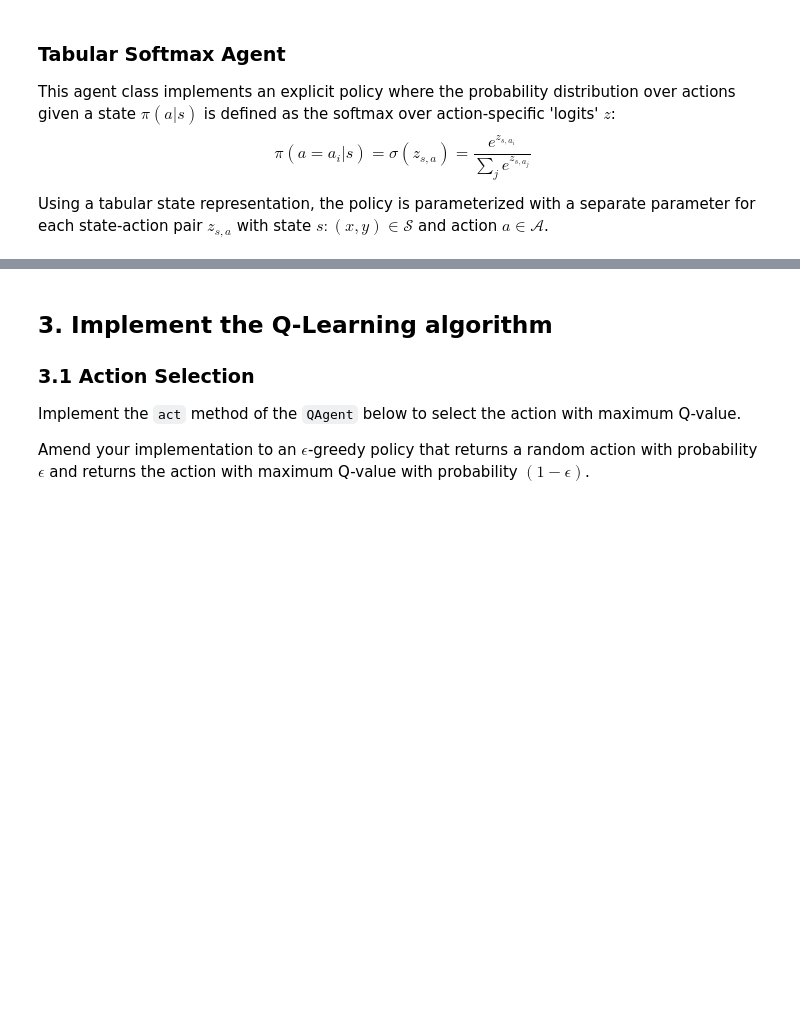
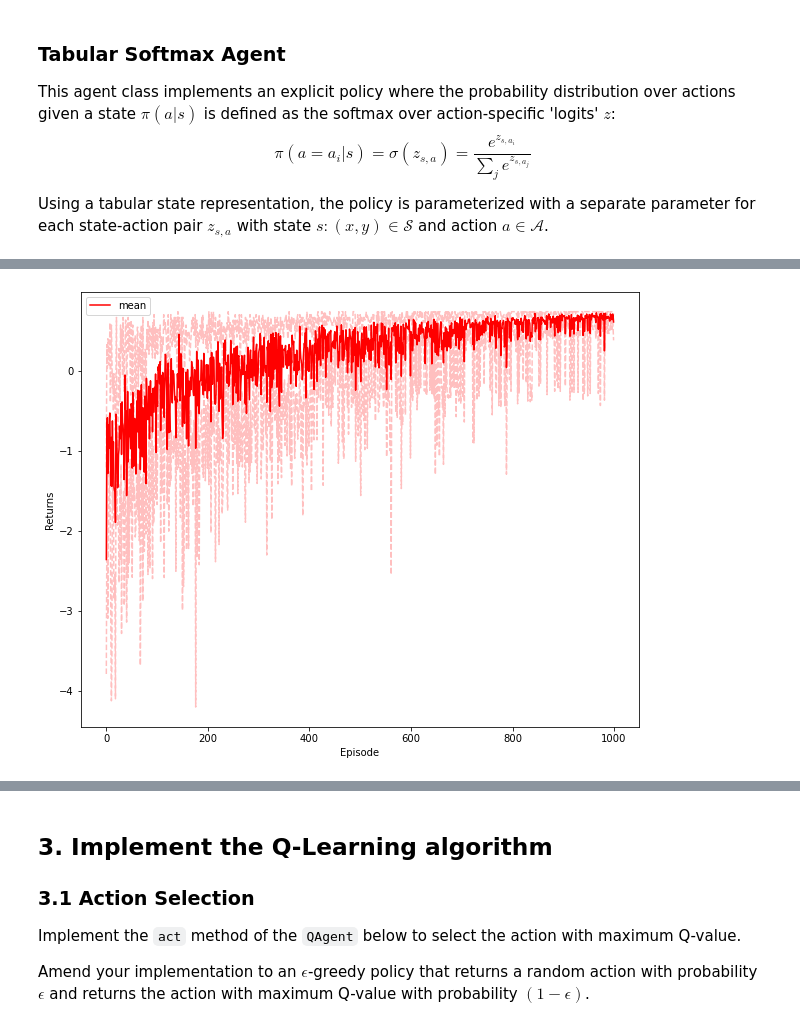
Before and after one commit to ArvinZJC/UofG_PGT_MLAIDS, a Jupyter notebook: Labs/Week5/MLAIDS - Reinforcement Learning.ipynb, the cells around one changed output, grey strips where cells are left out. Cells and saved outputs as stored; diff of their text form; code cells hidden in the pictures; blank space fills up the shorter version.

```diff
--- a/Labs/Week5/MLAIDS - Reinforcement Learning.ipynb
+++ b/Labs/Week5/MLAIDS - Reinforcement Learning.ipynb
@@ -106,52 +125,56 @@ Write a function that repeats training 5 times and then plots mean, min and max
 # %%
-# instantiate environment
-env = ExampleGrid()
-# instantiate policy
-logits = np.ones((env.rows, env.cols, len(env.action_space)))
-agent = SoftmaxAgent(z=logits)
-# define learning rate
-eta = 0.01
-gamma = 0.95
+def train_reinforce() -> list:
+    '''
+    Train a Tabular Softmax policy with REINFORCE.
 
-# train for 300 episodes and record episode returns
-returns = []
-for i in range(1000):
+    Returns
+    -------
+    returns : training returns
+    '''
 
-    states, actions, rewards = agent.rollout(env)
-    G = np.sum(rewards* gamma**np.arange(len(rewards))) # here, the decay gamma is omitted, implicitly assuming it to be 1.
-    returns.append(G)
-    # question for students: why do we subtract the mean of past returns for training?
-    G -= np.mean(returns)
-    z = agent.z
-    dz = np.zeros_like(z)
-    for t in range(len(states)-1):
+    env = ExampleGrid()  # Instantiate environment.
+    logits = np.ones((env.rows, env.cols, len(env.action_space)))  # Instantiate policy.
+    agent = SoftmaxAgent(z = logits)
+    eta = 0.01
+    gamma = 0.95
+    returns = []
 
-        x, y = states[t]
-        a = actions[t]
-        # estimate dz as (delta_a - 1)
-        dz[y,x] -= np.ones(4)
-        dz[y,x, a] += 1
+    for i in range(1000):
+        states, actions, rewards = agent.rollout(env)
+        G = np.sum(rewards * gamma**np.arange(len(rewards)))  # Here, the decay gamma is omitted, implicitly assuming it to be 1.
+        returns.append(G)
+        z = agent.z
+        dz = np.zeros_like(z)
 
-    # scale the gradient by the episode return
-    dz = dz * G
-    # apply gradient with learning rate eta
-    z = agent.z + eta * dz
-    # saturate logits to avoid distribution collapse
-    agent.z = np.maximum(-6, np.minimum(6, z))
+        for t in range(len(states) - 1):
+            x, y = states[t]
+            a = actions[t]
+            G = np.sum(rewards[t:] * gamma**np.arange(len(rewards[t:])))
+            dz[y,x] -= G
+            dz[y,x, a] += G
 
-#agent.render_pi(env)
-#plt.title(f'REINFORCE policy after rollout {i+1}')
-returns_reinforce = returns
+        z = agent.z + eta * dz  # Apply gradient with learning rate eta.
+        agent.z = np.maximum(-6, np.minimum(6, z))  # Saturate logits to avoid distribution collapse.
 
-fig, ax = plt.subplots(3, 1, figsize=(10, 24))
-ax[0].plot(returns_reinforce)
-ax[0].set_title('REINFORCE training return of each rollout')
-ax[0].set_ylabel('Return')
-ax[0].set_xlabel('Rollout')
-agent.render_pi(env, ax[1])
-ax[1].set_title('REINFORCE learned policy after training.')
-env.render_rollout(states, ax=ax[2])
-ax[2].set_title('REINFORCE example rollout after training.')
+    return returns
+
+
+reinforce_returns = []
+
+for _ in range(5):
+    reinforce_returns.append(train_reinforce())
+
+reinforce_returns = np.array(reinforce_returns)
+fig, ax = plt.subplots(figsize = (10, 8))
+ax.plot(np.mean(reinforce_returns, axis = 0), 'r', label = 'mean')
+ax.plot(np.min(reinforce_returns, axis = 0), 'r--', alpha = 0.25)
+ax.plot(np.max(reinforce_returns, axis = 0), 'r--', alpha = 0.25)
+plt.xlabel('Episode')
+plt.ylabel('Returns')
+plt.legend()
+plt.show()
+# %% [output]
+[figure, added]
 # %% [markdown]
 ## 2. How does Actor-Critic compare to REINFORCE in training performance?
 
```
Also changed, not shown: parts of 17 cells of this notebook.
